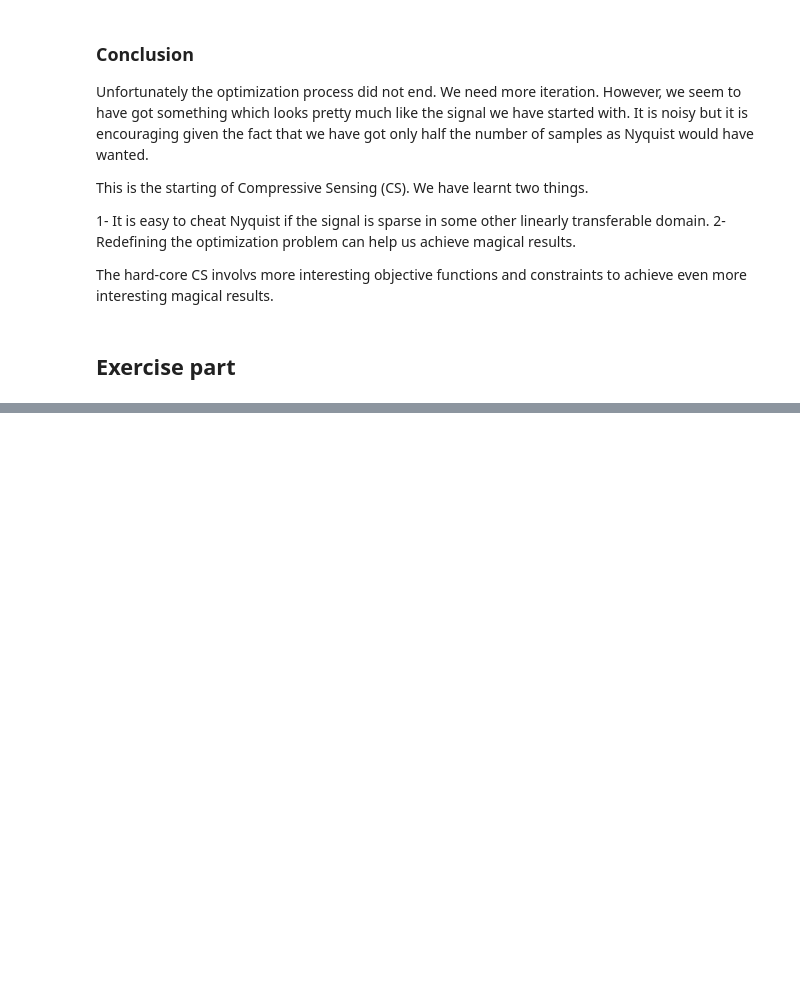
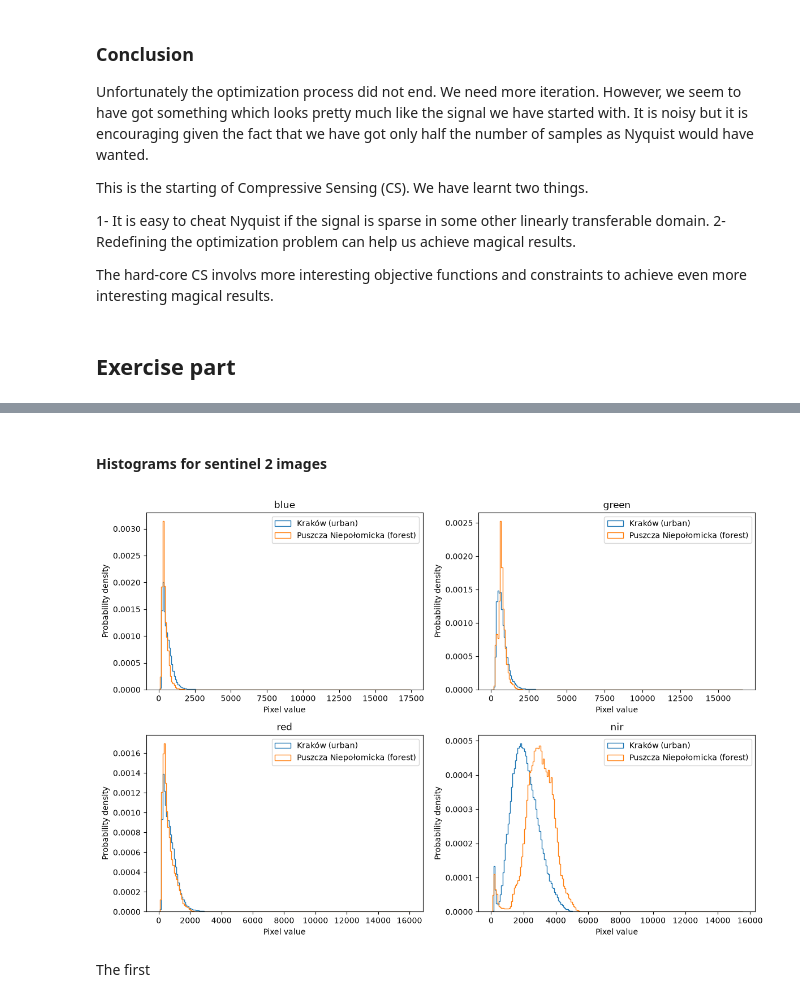
Before and after one commit to SzymonSkrzypczyk/MLForSpaceApplications, a Jupyter notebook: lab_2/Basic_opt.ipynb, the cells around one changed output, grey strips where cells are left out. Drawn from its saved outputs; the diff is of its cells as text; code cells hidden in the pictures; blank space fills up the shorter version.

```diff
--- a/lab_2/Basic_opt.ipynb
+++ b/lab_2/Basic_opt.ipynb
@@ -292,0 +326,27 @@ The hard-core CS involvs more interesting objective functions and constraints to
+# %% [markdown]
+#### Histograms for sentinel 2 images
+# %%
+fig, axes = mp.subplots(2, 2, figsize=(12, 8))
+
+for ax, band in zip(axes.flat, bands):
+    krakow = load_image("sentinel_2", "krakow", band).compressed()
+    forest = load_image("sentinel_2", "puszcza_niepolomicka", band).compressed()
+
+    # Use the same bins for both areas.
+    maximum = max(krakow.max(), forest.max())
+    bins = np.linspace(0, maximum + 1, 200)
+
+    ax.hist(krakow, bins=bins, density=True, histtype="step", label="Kraków (urban)")
+    ax.hist(forest, bins=bins, density=True, histtype="step", label="Puszcza Niepołomicka (forest)")
+
+    ax.set_title(band)
+    ax.set_xlabel("Pixel value")
+    ax.set_ylabel("Probability density")
+    ax.legend()
+
+mp.tight_layout()
+mp.show()
+# %% [output]
+[figure, added]
+# %% [markdown]
+The first
```
Also changed, not shown: parts of 3 cells of this notebook.
